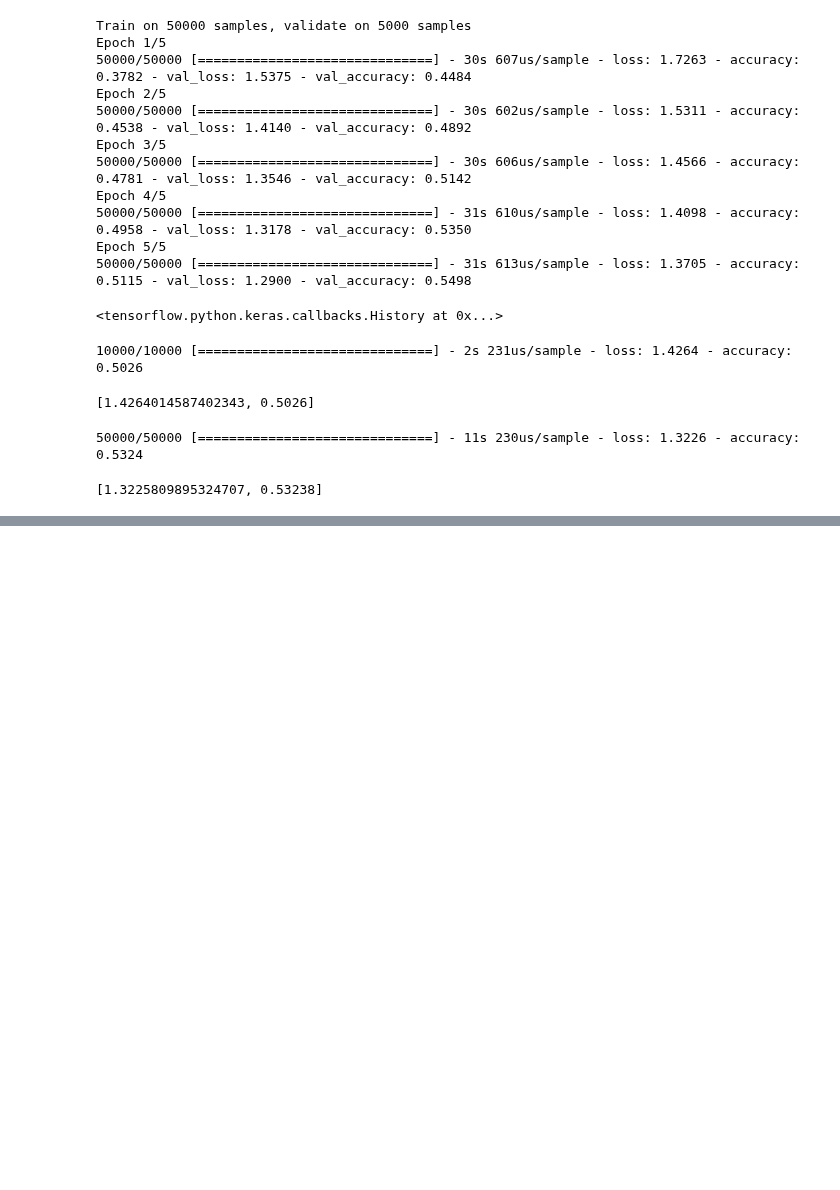
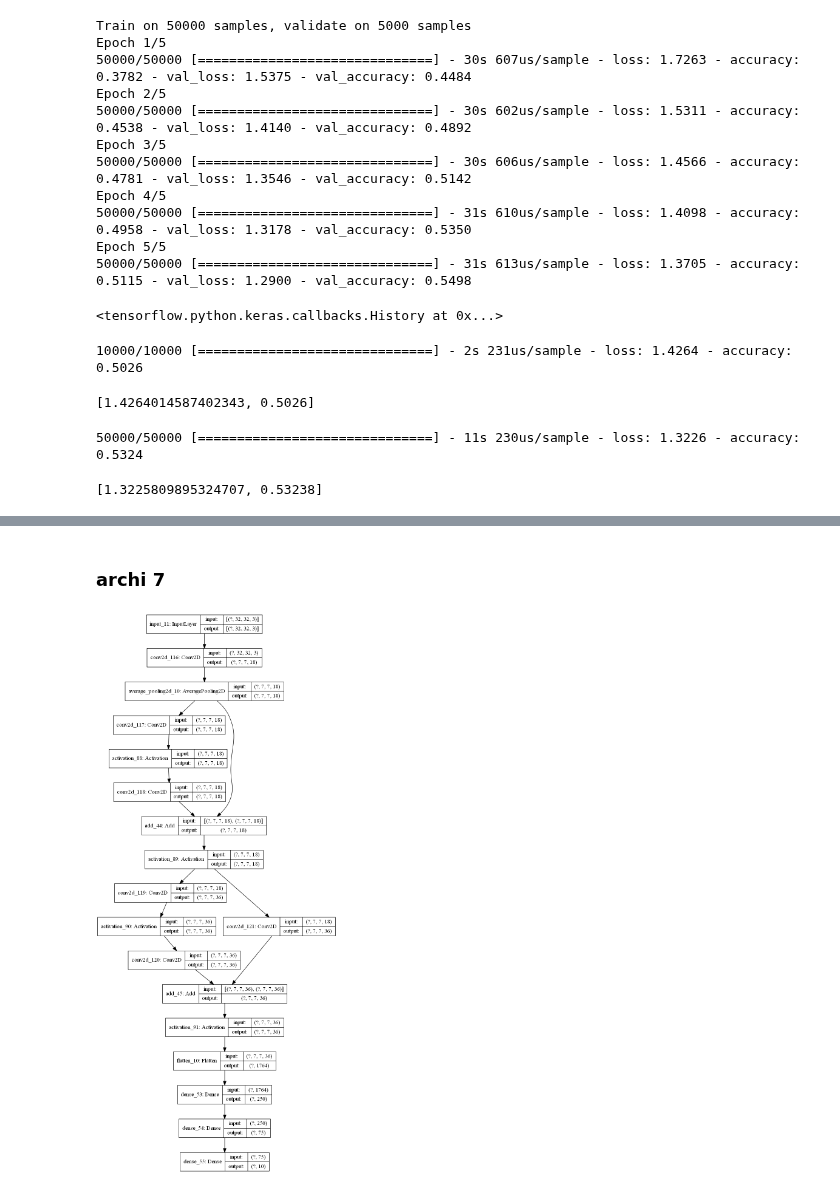
Before and after one commit to AntoineGr1/Memoire_code, a Jupyter notebook: Correction_resnet.ipynb, the cells around one changed output, grey strips where cells are left out. Drawn from its saved outputs; the diff is of its cells as text; code cells hidden in the pictures; blank space fills up the shorter version.

```diff
--- a/Correction_resnet.ipynb
+++ b/Correction_resnet.ipynb
@@ -163,0 +196,2 @@ model.evaluate(train_x, train_y)
+# %%
+model.fit(train_x, train_y, epochs=5, validation_data=(val_x, val_y))
@@ -163,0 +221,24 @@ model.evaluate(train_x, train_y)
+# %% [markdown]
+### archi 7
+# %%
+def ResNet():
+    X_input = X = Input([32, 32, 3])
+    X = Conv2D(18, kernel_size=6, strides=5, activation='selu', padding='same')(X)
+    X = AveragePooling2D(pool_size=3, strides=1, padding='same')(X)
+    X = id_block(X, 2, 18)
+    X = conv_block(X, 6, 36, 1)
+    model = Model(inputs=X_input, outputs=X)
+    return model
+# %%
+Input = ResNet()
+head_model = Input.output
+head_model = Flatten()(head_model)
+head_model = Dense(250, activation='selu')(head_model)
+head_model = Dense(75, activation='relu')(head_model)
+head_model = Dense(10, activation='softmax')(head_model)
+model = Model(inputs=Input.input, outputs=head_model)
+model.compile(optimizer='adam', loss=keras.losses.sparse_categorical_crossentropy, metrics=['accuracy'])
+# %%
+plot_model(model, show_shapes=True)
+# %% [output]
+[figure, added]
```
Also changed, not shown: parts of 14 cells of this notebook, 1 other file.
